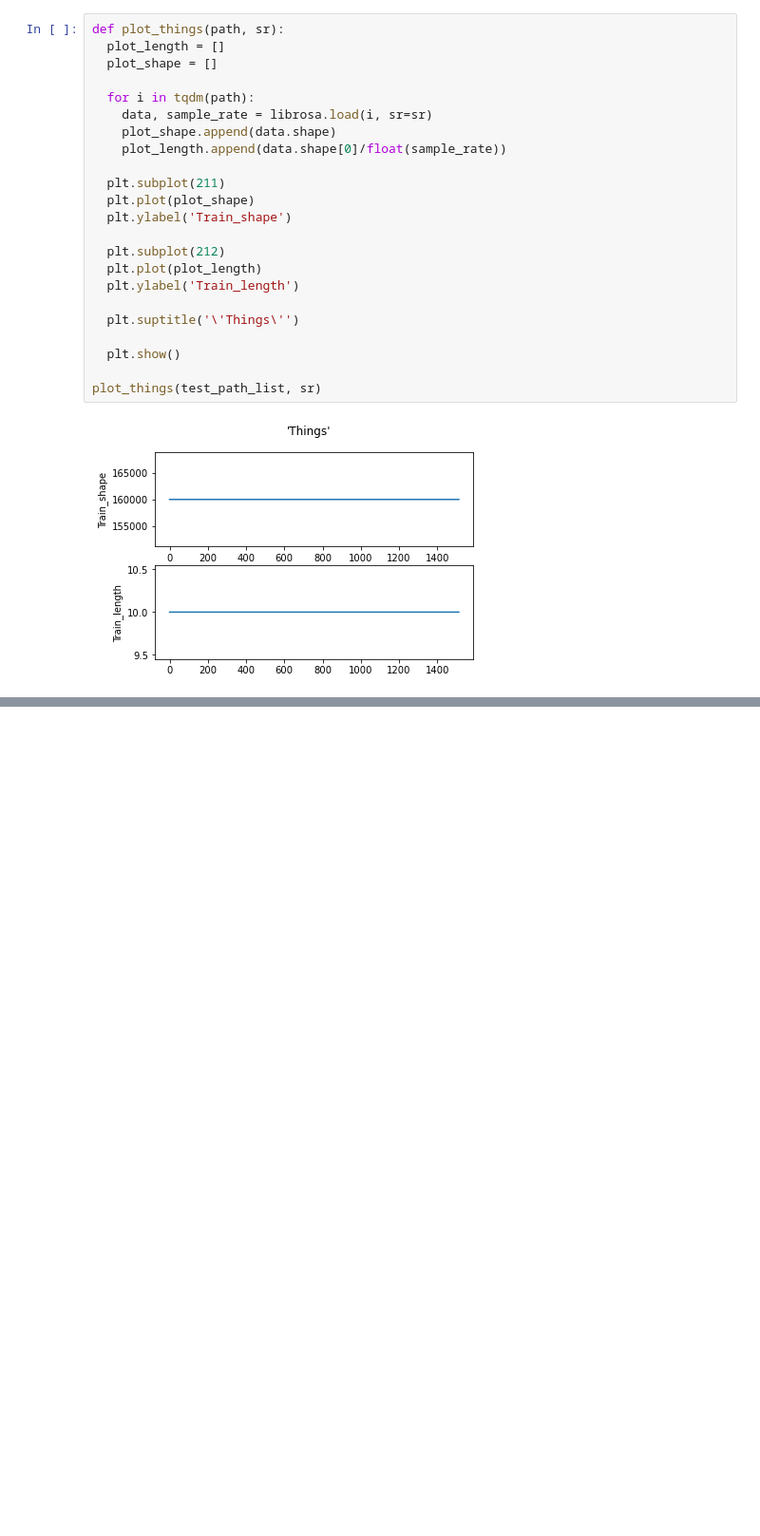
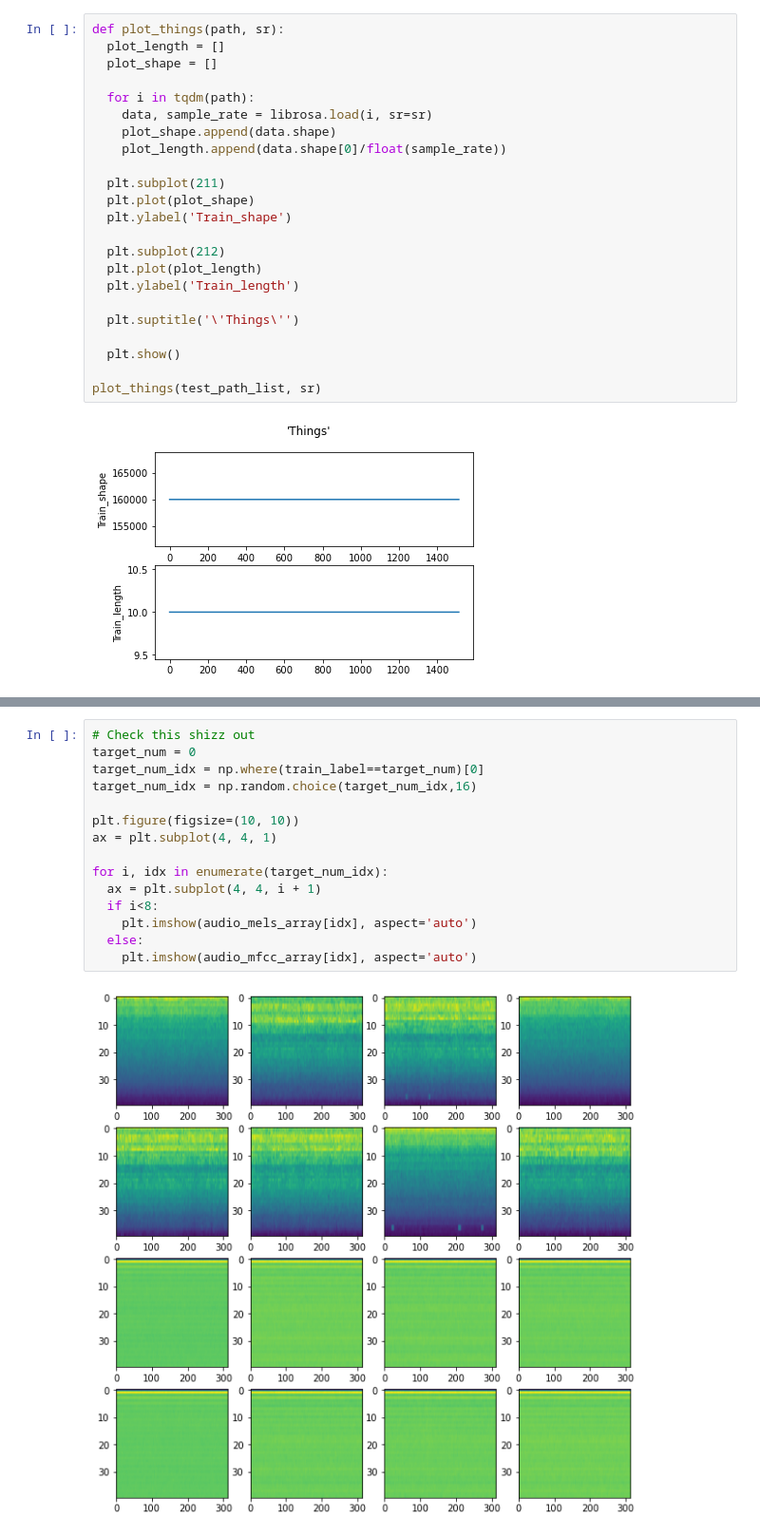
Before and after one commit to jsk4074/abnormal_machine_noise_classification, a Jupyter notebook: train.ipynb, the cells around one changed output, grey strips where cells are left out. Shown at 95% size. Cells and saved outputs as stored; diff of their text form; blank space fills up the shorter version.

```diff
--- a/train.ipynb
+++ b/train.ipynb
@@ -101,0 +174,17 @@ def load_audio(file_names, target, path):
+# %%
+# Check this shizz out
+target_num = 0
+target_num_idx = np.where(train_label==target_num)[0]
+target_num_idx = np.random.choice(target_num_idx,16)
+
+plt.figure(figsize=(10, 10))
+ax = plt.subplot(4, 4, 1)
+
+for i, idx in enumerate(target_num_idx):
+  ax = plt.subplot(4, 4, i + 1)
+  if i<8:
+    plt.imshow(audio_mels_array[idx], aspect='auto')
+  else:
+    plt.imshow(audio_mfcc_array[idx], aspect='auto')
+# %% [output]
+[figure, added]
```
Also changed, not shown: parts of 6 cells of this notebook.
